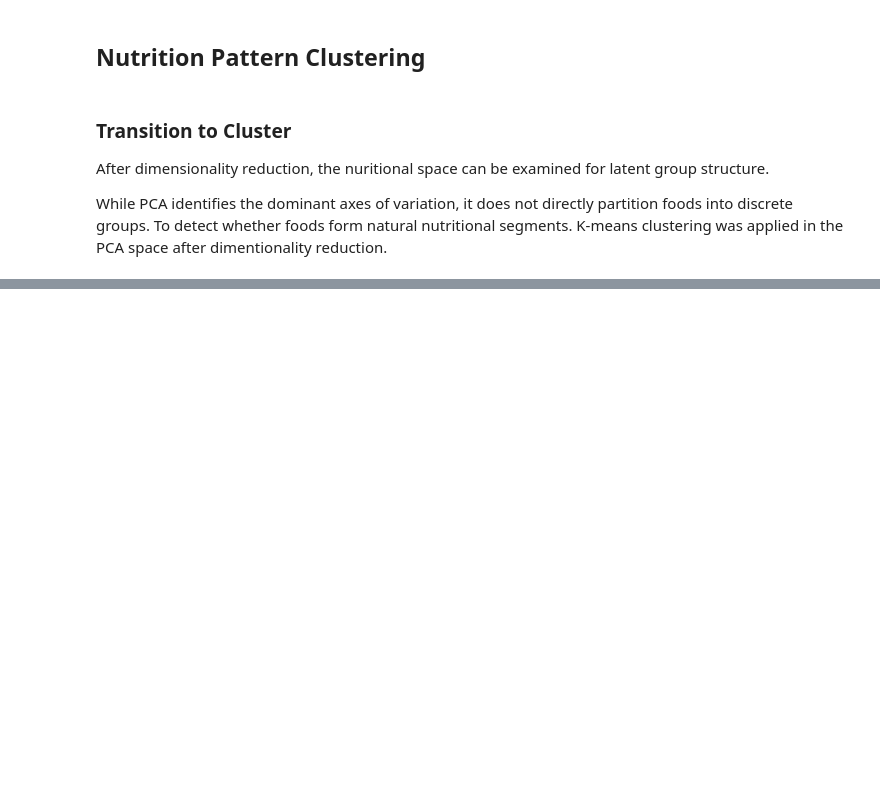
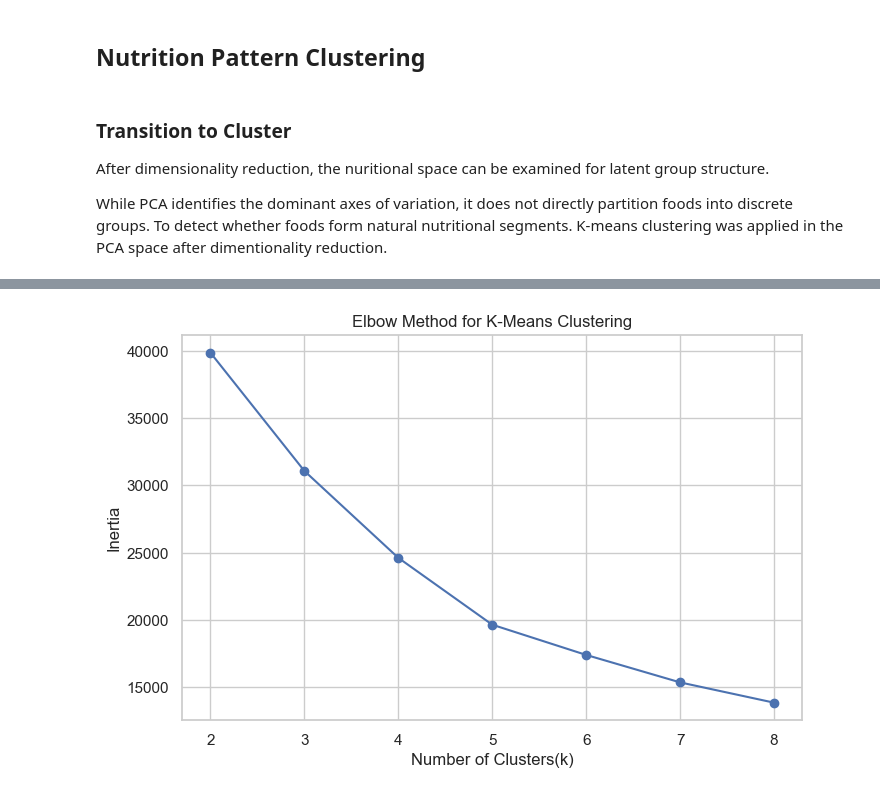
Before and after one commit to lasombra7/macro-density-analysis, a Jupyter notebook: notebooks/macro-density-analysis.ipynb, the cells around one changed output, grey strips where cells are left out. Drawn from its saved outputs; the diff is of its cells as text; code cells hidden in the pictures; blank space fills up the shorter version.

```diff
--- a/notebooks/macro-density-analysis.ipynb
+++ b/notebooks/macro-density-analysis.ipynb
@@ -841,0 +842,10 @@ clustering_eval
+# %%
+# Elbow method visualization using line chart
+plt.figure(figsize=(8,5))
+plt.plot(k_values, inertias, marker="o")
+plt.title("Elbow Method for K-Means Clustering")
+plt.xlabel("Number of Clusters(k)")
+plt.ylabel("Inertia")
+plt.show()
+# %% [output]
+[figure, added]
```
Also changed, not shown: parts of 7 cells of this notebook.
